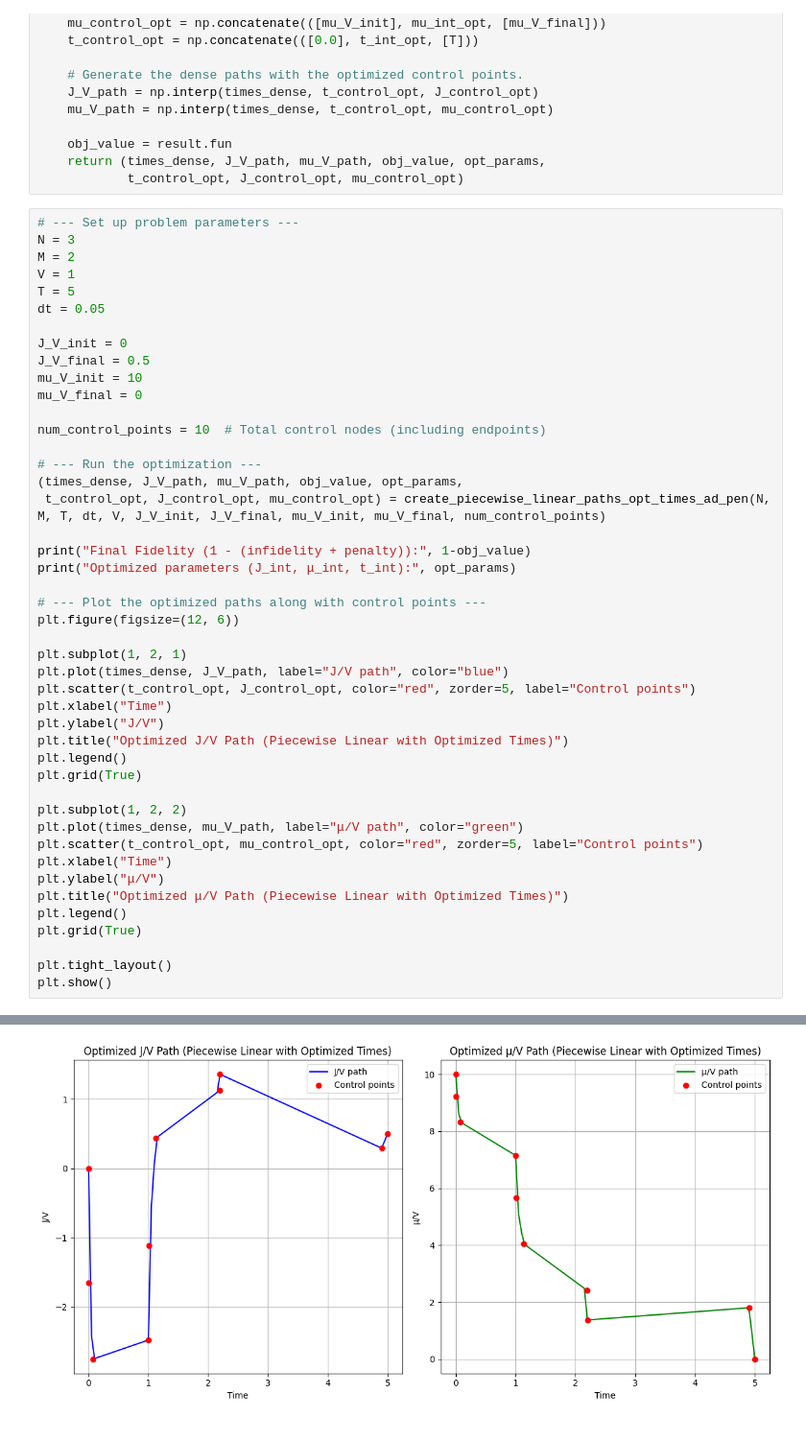
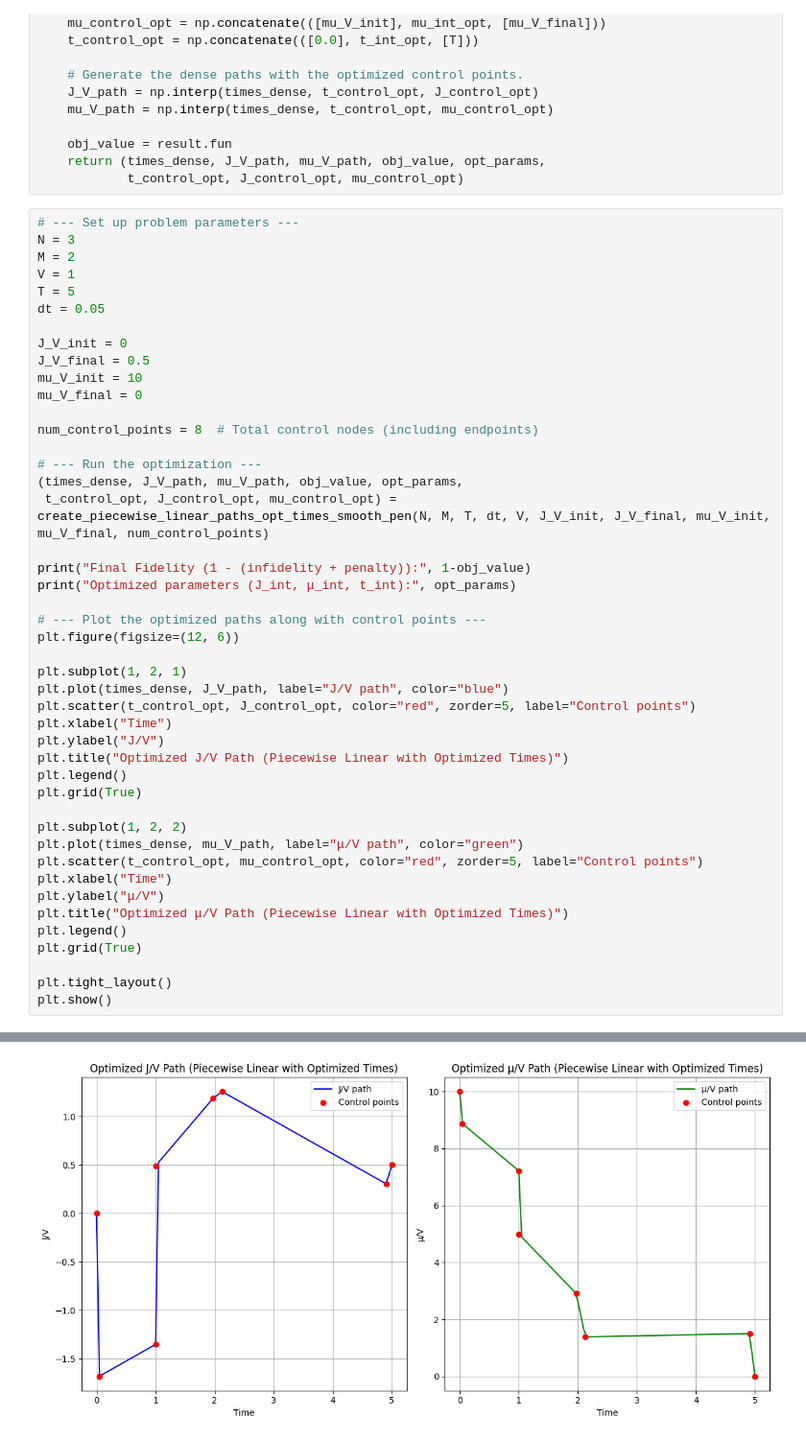
Before and after one commit to jwdesroches/synthetic_dimensions, a Jupyter notebook: variational_path_finding/variational_path_finding_linear.ipynb, the cells around one changed output, grey strips where cells are left out. Shown at 96% size. Cells and saved outputs as stored; diff of their text form.

Commit message:
smooth and adiabatic penalty terms

```diff
--- a/variational_path_finding/variational_path_finding_linear.ipynb
+++ b/variational_path_finding/variational_path_finding_linear.ipynb
@@ -314,11 +314,11 @@ J_V_final = 0.5
 mu_V_init = 10
 mu_V_final = 0
 
-num_control_points = 10  # Total control nodes (including endpoints)
+num_control_points = 8  # Total control nodes (including endpoints)
 
 # --- Run the optimization ---
 (times_dense, J_V_path, mu_V_path, obj_value, opt_params,
- t_control_opt, J_control_opt, mu_control_opt) = create_piecewise_linear_paths_opt_times_ad_pen(N, M, T, dt, V, J_V_init, J_V_final, mu_V_init, mu_V_final, num_control_points)
+ t_control_opt, J_control_opt, mu_control_opt) = create_piecewise_linear_paths_opt_times_smooth_pen(N, M, T, dt, V, J_V_init, J_V_final, mu_V_init, mu_V_final, num_control_points)
 
 print("Final Fidelity (1 - (infidelity + penalty)):", 1-obj_value)
 print("Optimized parameters (J_int, μ_int, t_int):", opt_params)
@@ -357,4 +354,4 @@ Optimized parameters (J_int, μ_int, t_int): [-1.65412326e+00 -2.75294817e+00 -2
-[figure, old version]
+[figure, new version]
 # %%
 hamiltonians = []
 for i, t in enumerate(times_dense):
```
Also changed, not shown: parts of 4 cells of this notebook, 1 other file.
